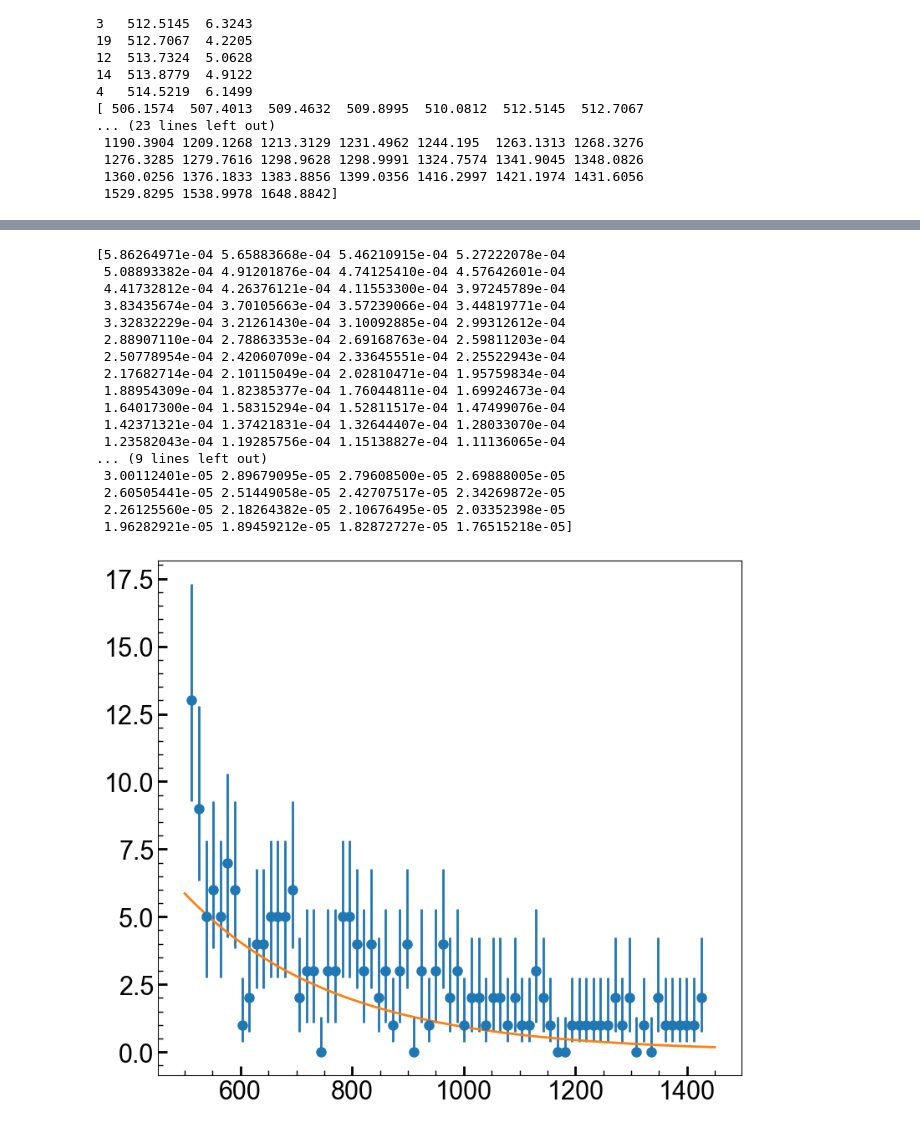
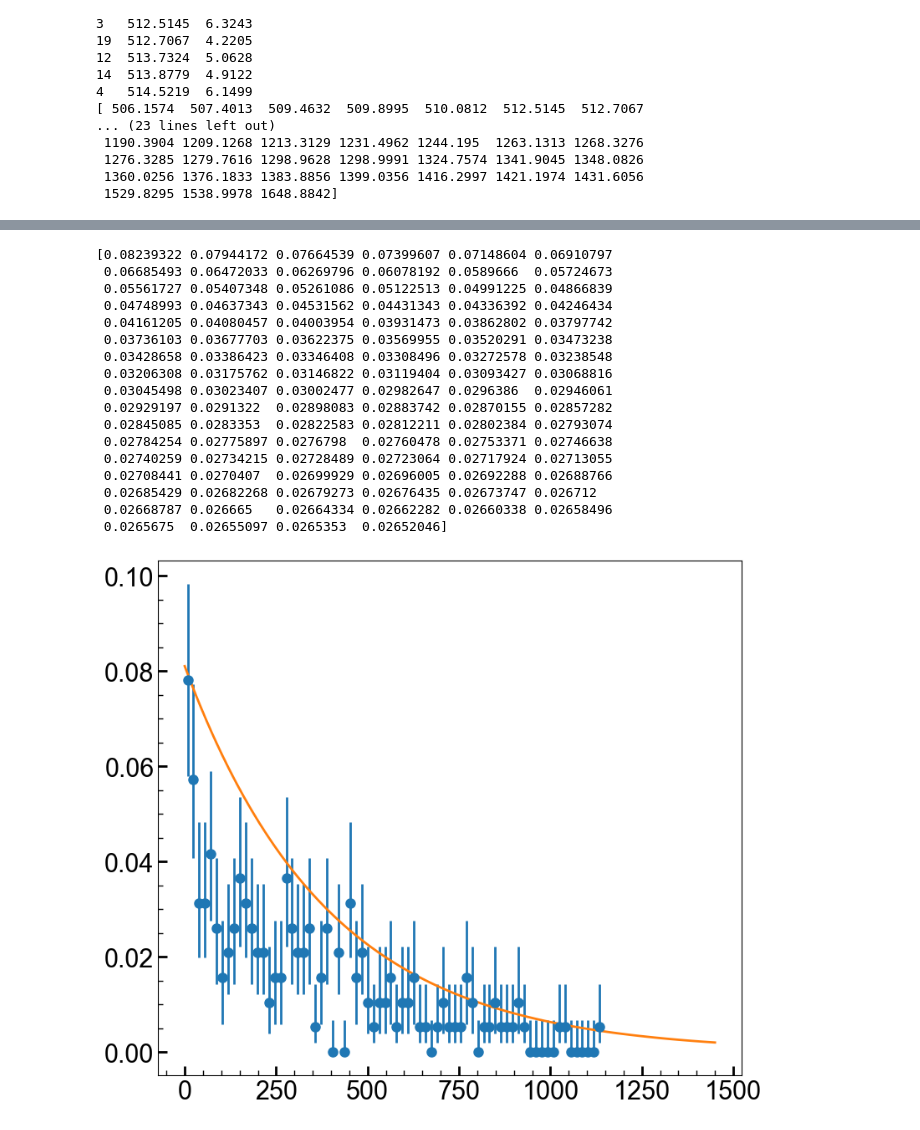
Before and after one commit to villano-lab/thermal-flux_paper2023, a Jupyter notebook: ChiSquare.ipynb, the cells around one changed output, grey strips where cells are left out. Saved outputs shown, nothing was run; the diff lists cells and outputs as text; code cells hidden in the pictures.

```diff
--- a/ChiSquare.ipynb
+++ b/ChiSquare.ipynb
@@ -95,8 +95,11 @@ error = (0,0)
 
 #matplotlib.pyplot.errorbar(t, yerr=error)
 #fitbins=72
-fitbins=30
-counts, bins = np.histogram(t[t<=1450],bins=fitbins)
+fitbins=72
+min_t = np.min(t)
+max_t = np.max(t-min_t)
+t = t-min_t
+counts, bins = np.histogram(t[t<=max_t],bins=fitbins)
 thing = (bins[:-1]+bins[1:])/2
 fig,axes = plt.subplots(1,1, figsize=(9,8))
 error1 = [0.00,0.37,0.74,1.10,2.34,2.75,3.82,4.25,5.30,6.33,6.78,7.81,8.83,9.28]
@@ -119,4 +122,4 @@ plt.show(fig)
 # %%
-weight = (1/(ntot_plus))
+weight = (1/((ntot_plus+ntot_minus)/2))
 print(weight)
 # %% [output]
@@ -135,38 +138,40 @@ print(weight)
 # %%
-def function(t, tstop, alpha, A):
-    return(A*np.exp(-t/alpha)/(alpha*(1-np.exp(-tstop/alpha)))+(1/A-1)/tstop)
+def function(t, tstop, alpha, b):
+    return 30*((1/(1+b))*np.exp(-t/alpha)/(alpha*(1-np.exp(-tstop/alpha)))+b/tstop)
 
 #print(function(1,2,3,4))
 fig,axes = plt.subplots(1,1, figsize=(9,8))
 
 ax1=axes
-ax1.errorbar(thing, counts, yerr=[ntot_minus,ntot_plus], marker='o', markersize=8, linestyle = 'none')
+counts1 = counts/np.sum(counts)
+weight1 = weight*np.sum(counts)
+ax1.errorbar(thing, counts1, yerr=[ntot_minus/np.sum(counts),ntot_plus/np.sum(counts)], marker='o', markersize=8, linestyle = 'none')
 
 #print(function(0,1450,271.2,1)*4000)
-x = np.linspace(500,1450,num=100)
-print (function(x,1450,271.2,1))
+x = np.linspace(0,1450,num=100)
+print (function(x,max_t,271.2,1))
 
-ax1.plot(x,10000*function(x,1450,271.2,1))
+ax1.plot(x,function(x,max_t,391.2,0))
 plt.show(fig)
 # %% [output]
-[5.86264971e-04 5.65883668e-04 5.46210915e-04 5.27222078e-04
- 5.08893382e-04 4.91201876e-04 4.74125410e-04 4.57642601e-04
- 4.41732812e-04 4.26376121e-04 4.11553300e-04 3.97245789e-04
- 3.83435674e-04 3.70105663e-04 3.57239066e-04 3.44819771e-04
- 3.32832229e-04 3.21261430e-04 3.10092885e-04 2.99312612e-04
- 2.88907110e-04 2.78863353e-04 2.69168763e-04 2.59811203e-04
- 2.50778954e-04 2.42060709e-04 2.33645551e-04 2.25522943e-04
- 2.17682714e-04 2.10115049e-04 2.02810471e-04 1.95759834e-04
- 1.88954309e-04 1.82385377e-04 1.76044811e-04 1.69924673e-04
- 1.64017300e-04 1.58315294e-04 1.52811517e-04 1.47499076e-04
- 1.42371321e-04 1.37421831e-04 1.32644407e-04 1.28033070e-04
- 1.23582043e-04 1.19285756e-04 1.15138827e-04 1.11136065e-04
-... (9 lines left out)
- 3.00112401e-05 2.89679095e-05 2.79608500e-05 2.69888005e-05
- 2.60505441e-05 2.51449058e-05 2.42707517e-05 2.34269872e-05
- 2.26125560e-05 2.18264382e-05 2.10676495e-05 2.03352398e-05
- 1.96282921e-05 1.89459212e-05 1.82872727e-05 1.76515218e-05]
+[0.08239322 0.07944172 0.07664539 0.07399607 0.07148604 0.06910797
+ 0.06685493 0.06472033 0.06269796 0.06078192 0.0589666  0.05724673
+ 0.05561727 0.05407348 0.05261086 0.05122513 0.04991225 0.04866839
+ 0.04748993 0.04637343 0.04531562 0.04431343 0.04336392 0.04246434
+ 0.04161205 0.04080457 0.04003954 0.03931473 0.03862802 0.03797742
+ 0.03736103 0.03677703 0.03622375 0.03569955 0.03520291 0.03473238
+ 0.03428658 0.03386423 0.03346408 0.03308496 0.03272578 0.03238548
+ 0.03206308 0.03175762 0.03146822 0.03119404 0.03093427 0.03068816
+ 0.03045498 0.03023407 0.03002477 0.02982647 0.0296386  0.02946061
+ 0.02929197 0.0291322  0.02898083 0.02883742 0.02870155 0.02857282
+ 0.02845085 0.0283353  0.02822583 0.02812211 0.02802384 0.02793074
+ 0.02784254 0.02775897 0.0276798  0.02760478 0.02753371 0.02746638
+ 0.02740259 0.02734215 0.02728489 0.02723064 0.02717924 0.02713055
+ 0.02708441 0.0270407  0.02699929 0.02696005 0.02692288 0.02688766
+ 0.02685429 0.02682268 0.02679273 0.02676435 0.02673747 0.026712
+ 0.02668787 0.026665   0.02664334 0.02662282 0.02660338 0.02658496
+ 0.0265675  0.02655097 0.0265353  0.02652046]
-[figure, old version]
+[figure, new version]
 # %%
 f_mod = lm.Model(function)
 f_params = f_mod.make_params()               # define parameters
```
Also changed, not shown: parts of 4 cells of this notebook.
